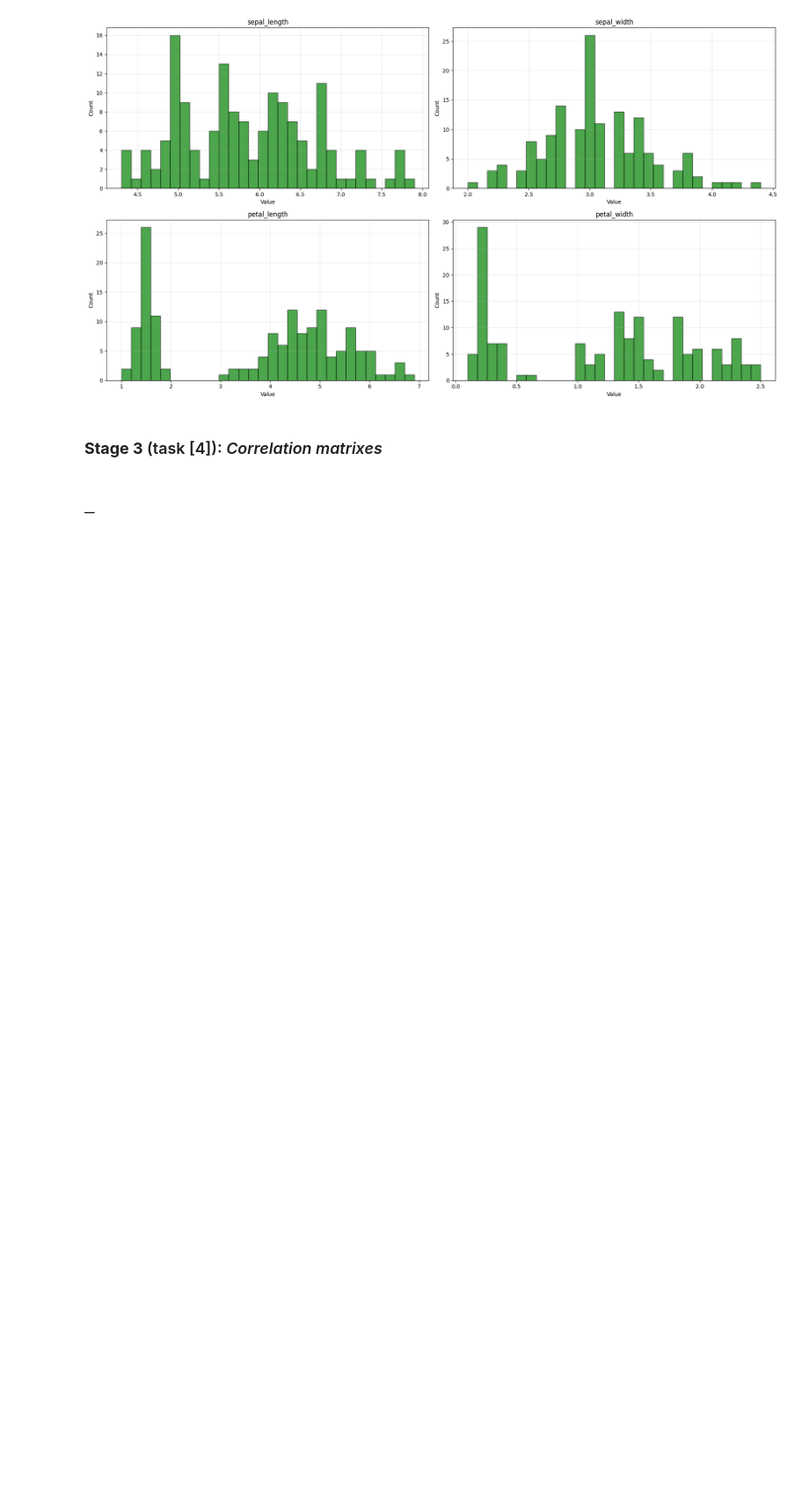
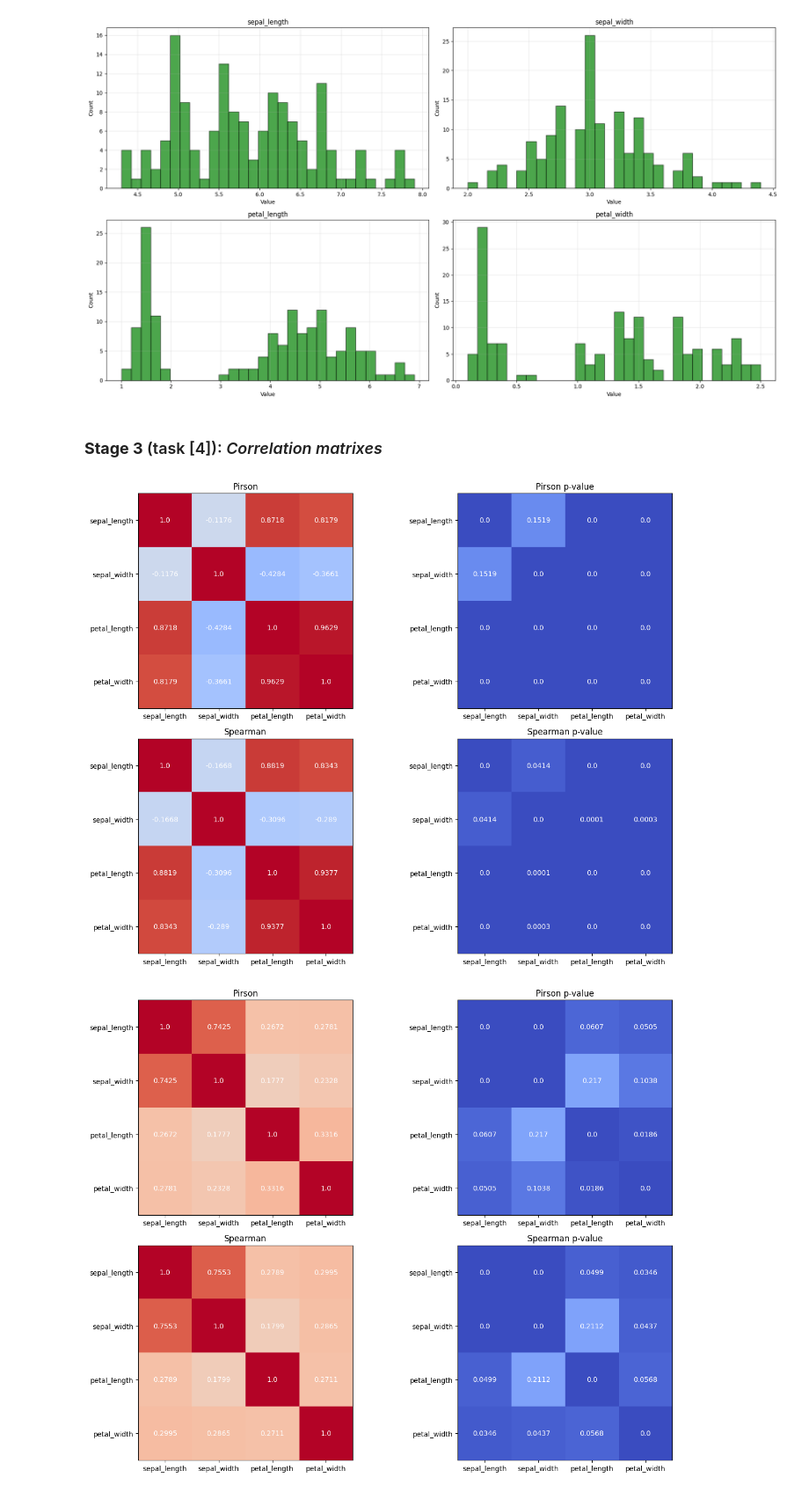
Before and after one commit to NoSignificantWorries/SDT, a Jupyter notebook: task1/task1.ipynb, the cells around one changed output. Shown at 88% size. Saved outputs shown, nothing was run; the diff lists cells and outputs as text; code cells hidden in the pictures; blank space fills up the shorter version.

```diff
--- a/task1/task1.ipynb
+++ b/task1/task1.ipynb
@@ -229,5 +229,40 @@ plotter.tight_layout()
 [figure]
 # %% [markdown]
 ### **Stage 3** (task [4]): _Correlation matrixes_
-# %% [markdown]
-##### **__**
+# %%
+# step6
+plotters = [
+    Plotter(nrows=2, ncols=2, figsize=(16, 10)),
+    Plotter(nrows=2, ncols=2, figsize=(16, 10)),
+    Plotter(nrows=2, ncols=2, figsize=(16, 10)),
+    Plotter(nrows=2, ncols=2, figsize=(16, 10))
+]
+
+for i in range(main.classes_count + 1):
+    stats_to_show = main.stats[..., (i * 4):(i + 1) * 4]
+    plotter = plotters[i]
+    for j, draw_name in enumerate(["Pirson", "Pirson p-value", "Spearman", "Spearman p-value"]):
+        plotter.set_position(idx=j)
+        if (j + 1) % 2 == 0:
+            plotter.imshow(stats_to_show[..., j], vmin=0, vmax=1, cmap="coolwarm")
+        else:
+            plotter.imshow(stats_to_show[..., j], vmin=-1, vmax=1, cmap="coolwarm")
+        for k in range(main.params_count):
+            for s in range(main.params_count):
+                plotter.text(s, k, np.round(stats_to_show[k, s, j], 4), ha="center", va="center", color="w")
+        plotter.set_title(draw_name)
+        plotter.set_xticks(np.arange(main.params_count))
+        plotter.set_yticks(np.arange(main.params_count))
+        plotter.set_xticklabels(main.params)
+        plotter.set_yticklabels(main.params)
+        plotter.del_position()
+
+        plotter.tight_layout()
+
+plotters[0].save("res/stats1.png", dpi=200)
+plotters[1].save("res/stats2.png", dpi=200)
+plotters[2].save("res/stats3.png", dpi=200)
+plotters[3].save("res/stats4.png", dpi=200)
+# %% [output]
+[figure, added]
+[figure, added]
```
Also changed, not shown: parts of 7 cells of this notebook, 4 other files.
